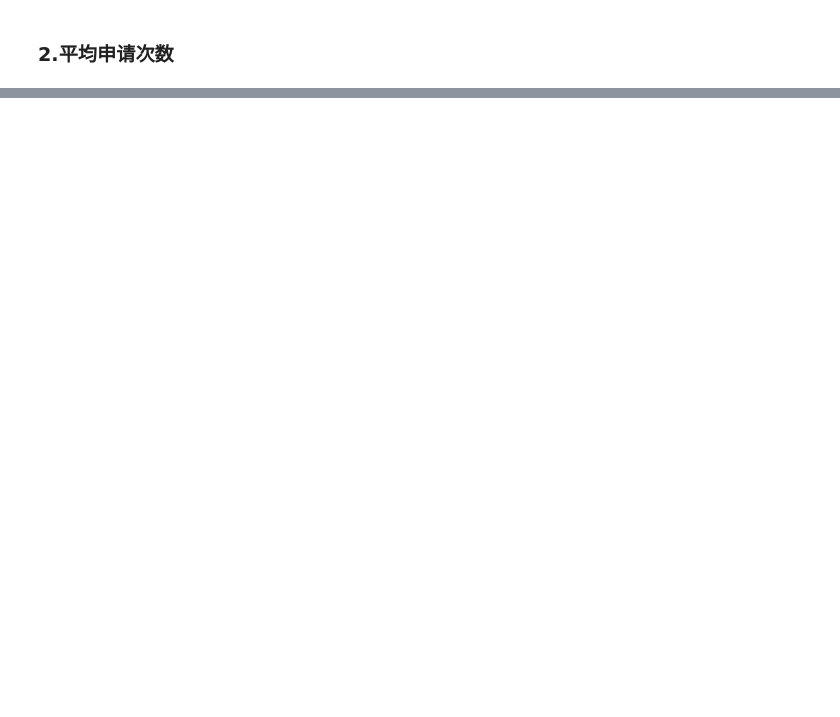
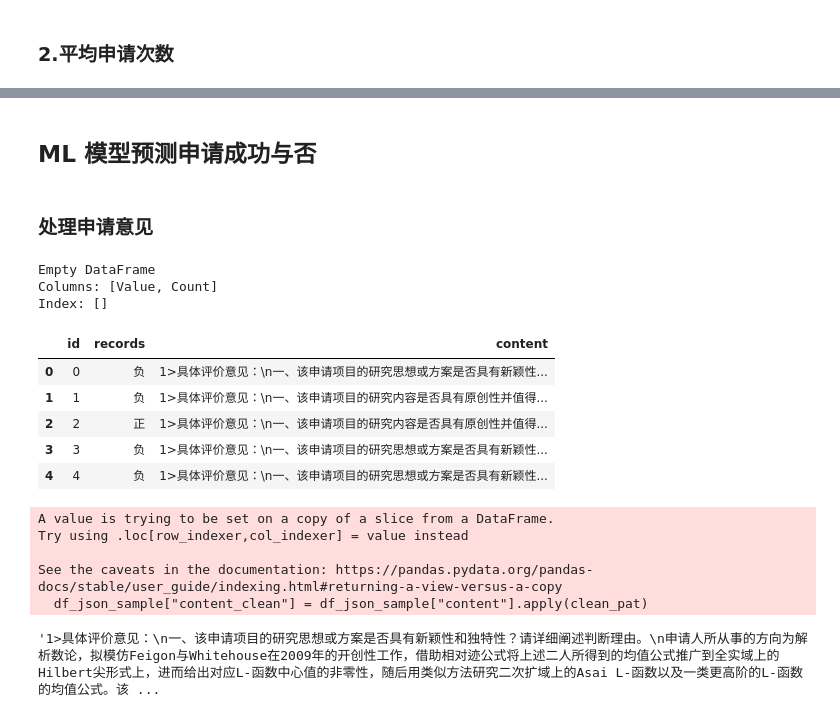
Before and after one commit to kprinceing/code, a Jupyter notebook: NSFC_data.ipynb, the cells around one changed output, grey strips where cells are left out. Cells and saved outputs as stored; diff of their text form; code cells hidden in the pictures; blank space fills up the shorter version.

Commit message:
move code from senti_model_qn to NSFC_data

```diff
--- a/NSFC_data.ipynb
+++ b/NSFC_data.ipynb
@@ -25,7 +30,7 @@ plt.rcParams['font.family'] = ['Heiti TC']
 # %%
 def nsfc_data(year):
 
-    path = "/Users/yansong/Nutstore Files/基金研究/data/2013--2022面青/"
+    path = "/Users/yansong/Nutstore_Files/基金研究/data/2013--2022面青/"
     file_name = path+year+".xlsx"
     apps = pd.read_excel(file_name,sheet_name = "申请")
     if year in ["2013","2014","2015","2017","2018","2019","2020","2021"]:
@@ -404,0 +361,51 @@ plt.show
+# %% [markdown]
+## ML 模型预测申请成功与否
+# %% [markdown]
+### 处理申请意见
+# %%
+df_all.reset_index(inplace=True)
+
+df_all["id"] = df_all.index
+
+df_json = df_all[['id',"意见1","意见2","意见3","意见4","意见5","立项"]].copy()
+
+duplicate_counts = df_json["id"].value_counts()
+duplicates = duplicate_counts[duplicate_counts > 1]
+
+# Generating the report
+report = pd.DataFrame({'Value': duplicates.index, 'Count': duplicates.values})
+
+report = pd.DataFrame({'Value': duplicates.index, 'Count': duplicates.values})
+
+# Display the report
+print(report)
+
+# transform from wide to long
+df_json_long = pd.wide_to_long(df_json, stubnames='意见', i=['id'], j='评审')
+df_json_long.reset_index(inplace=True)
+df_json_long.rename(columns={"立项":"records","意见":"content"},inplace=True)
+df_json_long.dropna(inplace=True)
+df_json_long.sort_values(['id'])
+df_json_long["records"].replace(to_replace=0, value="负",inplace=True)
+df_json_long["records"].replace(to_replace=1, value="正",inplace=True)
+df_json_long = df_json_long[["id","records","content"]]
+
+sample_size = df_json_long.shape[0]
+
+df_json_sample = df_json_long.iloc[0:sample_size,:]
+result = df_json_sample.to_json(orient="index",force_ascii=False)
+
+with open('data.json', 'w') as f:
+    json.dump(result,f,ensure_ascii=False)
+
+df_json_sample.head()
+# %% [output]
+Empty DataFrame
+Columns: [Value, Count]
+Index: []
+|  | id | records | content |
+| 0 | 0 | 负 | 1>具体评价意见：\n一、该申请项目的研究思想或方案是否具有新颖性... |
+| 1 | 1 | 负 | 1>具体评价意见：\n一、该申请项目的研究内容是否具有原创性并值得... |
+| 2 | 2 | 正 | 1>具体评价意见：\n一、该申请项目的研究内容是否具有原创性并值得... |
+| 3 | 3 | 负 | 1>具体评价意见：\n一、该申请项目的研究思想或方案是否具有新颖性... |
+| 4 | 4 | 负 | 1>具体评价意见：\n一、该申请项目的研究思想或方案是否具有新颖性... |
@@ -404,0 +450,12 @@ plt.show
+# %%
+df_json_sample["content_clean"] = df_json_sample["content"].apply(clean_pat)
+# %% [output]
+A value is trying to be set on a copy of a slice from a DataFrame.
+Try using .loc[row_indexer,col_indexer] = value instead
+
+See the caveats in the documentation: https://pandas.pydata.org/pandas-docs/stable/user_guide/indexing.html#returning-a-view-versus-a-copy
+  df_json_sample["content_clean"] = df_json_sample["content"].apply(clean_pat)
+# %%
+df_json_sample["content_clean"][0]
+# %% [output]
+'1>具体评价意见：\n一、该申请项目的研究思想或方案是否具有新颖性和独特性？请详细阐述判断理由。\n申请人所从事的方向为解析数论，拟模仿Feigon与Whitehouse在2009年的开创性工作，借助相对迹公式将上述二人所得到的均值公式推广到全实域上的Hilbert尖形式上，进而给出对应L-函数中心值的非零性，随后用类似方法研究二次扩域上的Asai L-函数以及一类更高阶的L-函数的均值公式。该 ...
```
Also changed, not shown: parts of 43 cells of this notebook, 1 other file.
